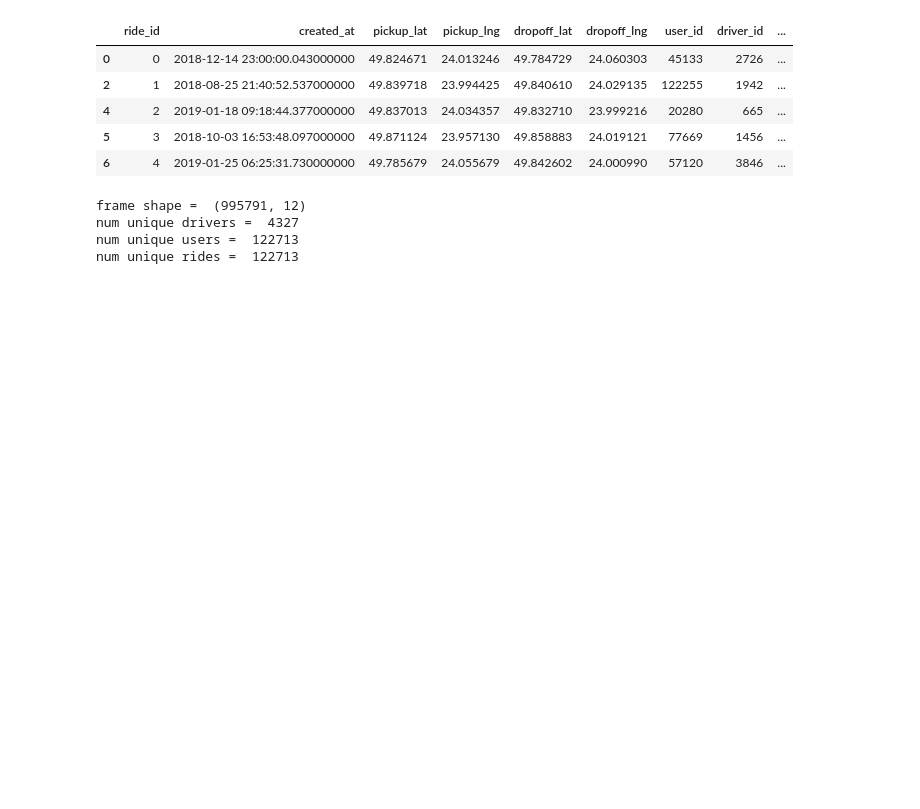
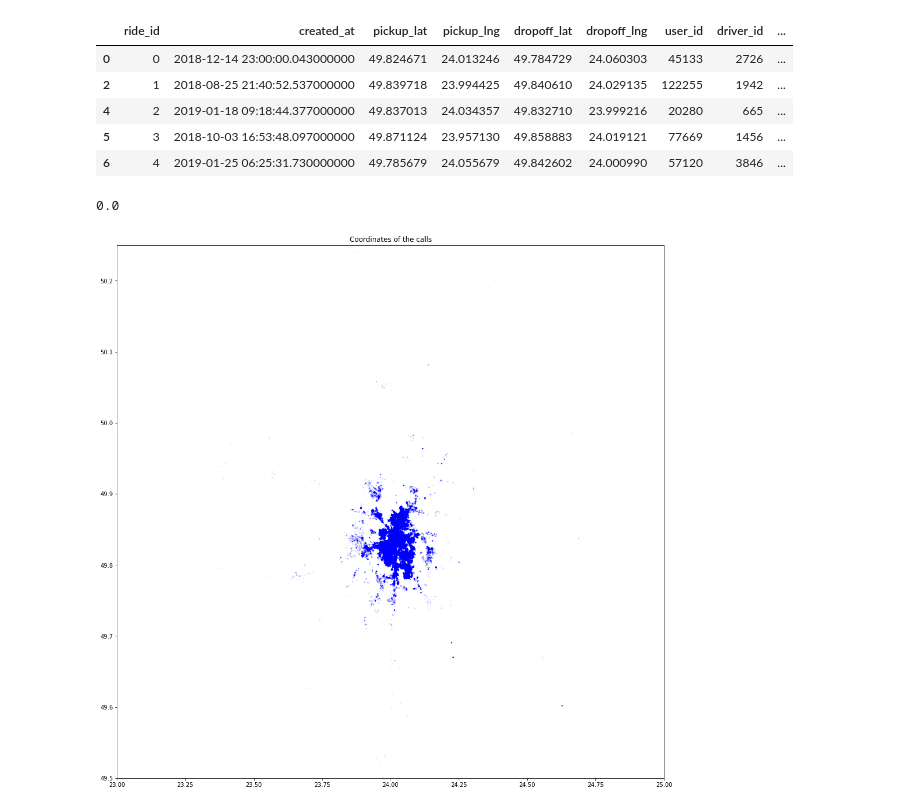
Before and after one commit to SettNozz/int_20h_lagrange, a Jupyter notebook: notebooks/mak7.ipynb, the cells around one changed output. Drawn from its saved outputs; the diff is of its cells as text; code cells hidden in the pictures; blank space fills up the shorter version.

```diff
--- a/notebooks/mak7.ipynb
+++ b/notebooks/mak7.ipynb
@@ -103,13 +117,7 @@ frame.head()
 | 4 | 2 | 2019-01-18 09:18:44.377000000 | 49.837013 | 24.034357 | 49.832710 | 23.999216 | 20280 | 665 | ... |
 | 5 | 3 | 2018-10-03 16:53:48.097000000 | 49.871124 | 23.957130 | 49.858883 | 24.019121 | 77669 | 1456 | ... |
 | 6 | 4 | 2019-01-25 06:25:31.730000000 | 49.785679 | 24.055679 | 49.842602 | 24.000990 | 57120 | 3846 | ... |
-# %%
-print('frame shape = ', frame.shape)
-print('num unique drivers = ', np.array(frame.driver_id.unique()).shape[0])
-print('num unique users = ', np.array(frame.user_id.unique()).shape[0])
-print('num unique rides = ', np.array(frame.user_id.unique()).shape[0])
-# %% [output]
-frame shape =  (995791, 12)
-num unique drivers =  4327
-num unique users =  122713
-num unique rides =  122713
+# %%
+frame.pickup_lat.min()
+# %% [output]
+0.0
@@ -115,0 +126,15 @@ num unique rides =  122713
+# %%
+# city_long_border = (frame.pickup_lng.min(), frame.pickup_lng.max())
+city_long_border = (23, 25)
+# city_lat_border = (frame.pickup_lat.min(), frame.pickup_lat.max())
+city_lat_border = (49.5, 50.25)
+
+ax = plt.scatter(frame.pickup_lng.values, frame.pickup_lat.values,
+              color='blue', s=0.5, label='train', alpha=0.1)
+ax.axes.set_title('Coordinates of the calls')
+ax.figure.set_size_inches(17,17)
+plt.ylim(city_lat_border)
+plt.xlim(city_long_border)
+plt.show()
+# %% [output]
+[figure, added]
```
Also changed, not shown: parts of 4 cells of this notebook, 2 other files.
